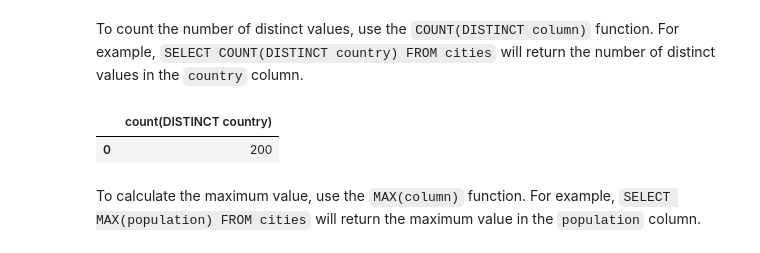
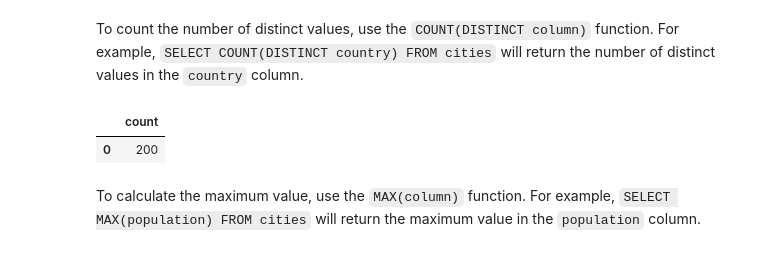
Before and after one commit to VRConservation/geog-414, a Jupyter notebook: book/duckdb/02_sql_basics.ipynb, the cells around one changed output. Drawn from its saved outputs; the diff is of its cells as text; code cells hidden in the pictures.

```diff
--- a/book/duckdb/02_sql_basics.ipynb
+++ b/book/duckdb/02_sql_basics.ipynb
@@ -270,9 +261,9 @@ To count the number of distinct values, use the `COUNT(DISTINCT column)` functio
 # %%
 %%sql
 
-SELECT COUNT(DISTINCT country) FROM cities;
+SELECT COUNT(DISTINCT country) AS count FROM cities;
 # %% [output]
-|  | count(DISTINCT country) |
+|  | count |
 | 0 | 200 |
 # %% [markdown]
 To calculate the maximum value, use the `MAX(column)` function. For example, `SELECT MAX(population) FROM cities` will return the maximum value in the `population` column.
```
Also changed, not shown: parts of 10 cells of this notebook, 5 other files.
